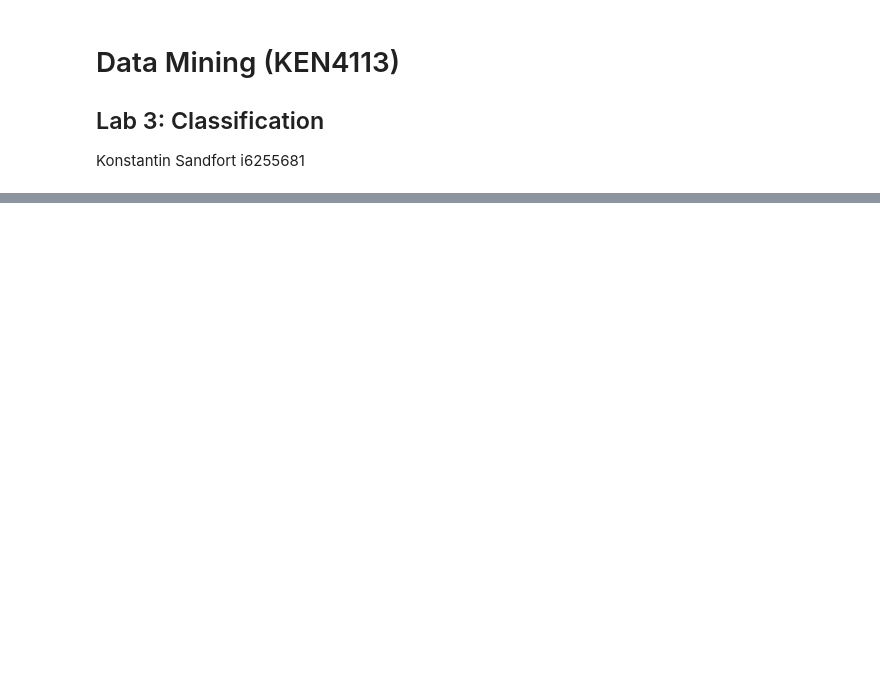
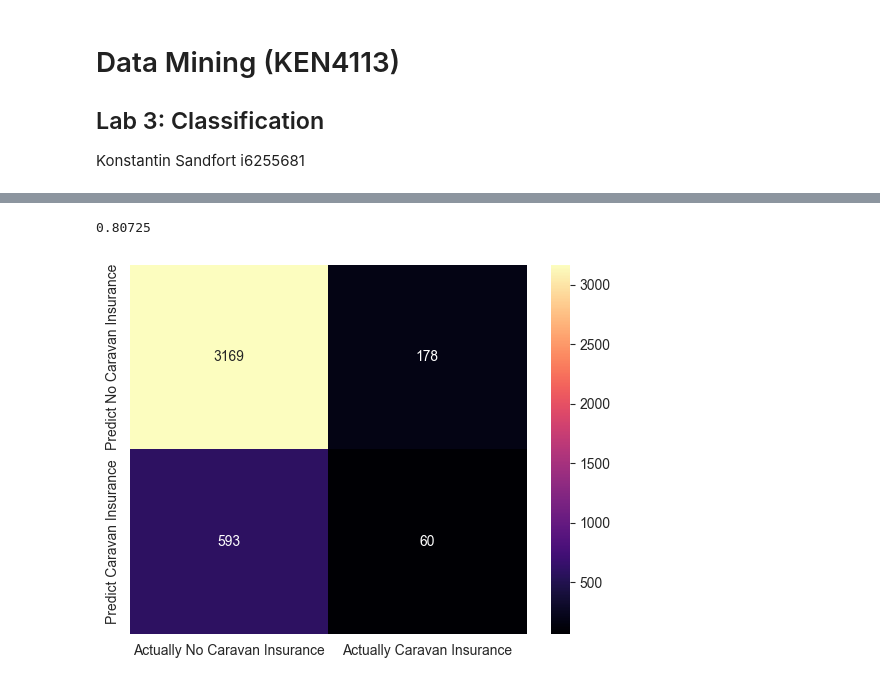
Before and after one commit to KSandfort/data_mining_course, a Jupyter notebook: lab3/lab3.ipynb, the cells around one changed output, grey strips where cells are left out. Saved outputs shown, nothing was run; the diff lists cells and outputs as text; code cells hidden in the pictures; blank space fills up the shorter version.

```diff
--- a/lab3/lab3.ipynb
+++ b/lab3/lab3.ipynb
@@ -146,0 +179,10 @@ Score 4: 0.935
+# %%
+clf = GradientBoostingClassifier(n_estimators=4, learning_rate=0.97, max_depth=50, random_state=0)
+clf.fit(ufs_train, y_train)
+score_6 = clf.score(ufs_test, y_test)
+prediction_6 = clf.predict(ufs_test)
+display_confusion_matrix(y_test, prediction_6)
+print(score_6)
+# %% [output]
+0.80725
+[figure, added]
```
Also changed, not shown: parts of 11 cells of this notebook.
